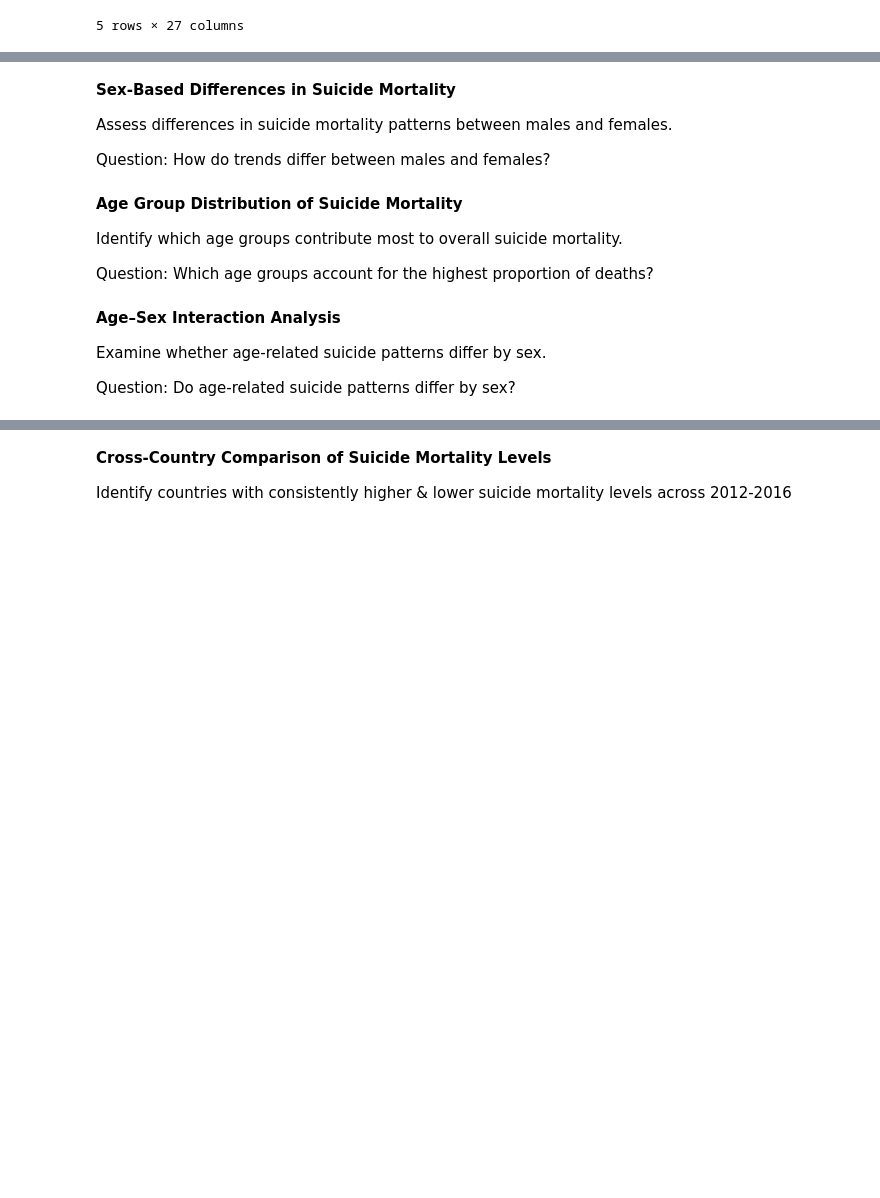
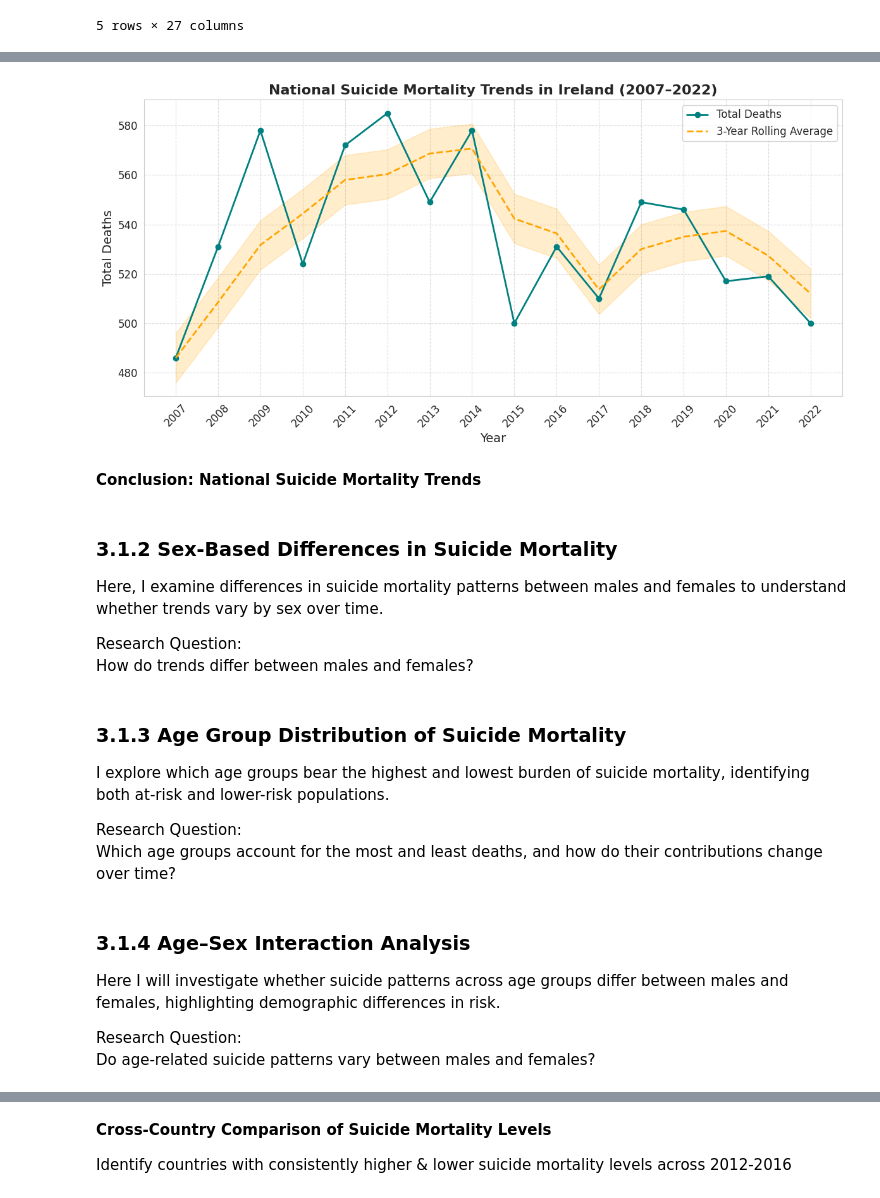
Before and after one commit to NibnabCodes/pfda_project, a Jupyter notebook: analysis.ipynb, the cells around one changed output, grey strips where cells are left out. Cells and saved outputs as stored; diff of their text form; code cells hidden in the pictures; blank space fills up the shorter version.

```diff
--- a/analysis.ipynb
+++ b/analysis.ipynb
@@ -770,20 +850,72 @@ Research Question: How has suicide mortality changed nationally over time?
+# %%
+irish_national_mortality["Rolling_3yr_Avg"] = (
+    irish_national_mortality[total_col].rolling(window=3, min_periods=1).mean()
+)
+# %%
+plt.figure(figsize=(12, 6))
+
+plt.plot(
+    irish_national_mortality.index,
+    irish_national_mortality[total_col],
+    marker="o",
+    linewidth=2,
+    color="teal",
+    label="Total Deaths",
+)
+
+plt.plot(
+    irish_national_mortality.index,
+    irish_national_mortality["Rolling_3yr_Avg"],
+    linestyle="--",
+    color="orange",
+    linewidth=2,
+    label="3-Year Rolling Average",
+)
+
+plt.fill_between(
+    irish_national_mortality.index,
+    irish_national_mortality["Rolling_3yr_Avg"] - 10,
+    irish_national_mortality["Rolling_3yr_Avg"] + 10,
+    color="orange",
+    alpha=0.2,
+)
+
+plt.title(
+    "National Suicide Mortality Trends in Ireland (2007–2022)",
+    fontsize=16,
+    weight="bold",
+)
+plt.xlabel("Year", fontsize=14)
+plt.ylabel("Total Deaths", fontsize=14)
+plt.xticks(irish_national_mortality.index, rotation=45, fontsize=12)
+plt.yticks(fontsize=12)
+
+plt.grid(True, linestyle="--", alpha=0.7)
+plt.legend(fontsize=12)
+plt.tight_layout()
+# %% [output]
+[figure, added]
+# %% [markdown]
+**Conclusion: National Suicide Mortality Trends**
 # %% [markdown]
-**Sex-Based Differences in Suicide Mortality**
+### **3.1.2 Sex-Based Differences in Suicide Mortality**
 
-Assess differences in suicide mortality patterns between males and females.
+Here, I examine differences in suicide mortality patterns between males and females to understand whether trends vary by sex over time.
 
-Question:
+Research Question:
 How do trends differ between males and females?
 # %% [markdown]
-**Age Group Distribution of Suicide Mortality**
+### **3.1.3 Age Group Distribution of Suicide Mortality**
 
-Identify which age groups contribute most to overall suicide mortality.
+I explore which age groups bear the highest and lowest burden of suicide mortality, identifying both at-risk and lower-risk populations.
 
-Question: Which age groups account for the highest proportion of deaths?
+Research Question:
+Which age groups account for the most and least deaths, and how do their contributions change over time?
 # %% [markdown]
-**Age–Sex Interaction Analysis**
+### **3.1.4 Age–Sex Interaction Analysis**
 
-Examine whether age-related suicide patterns differ by sex.
+Here I will investigate whether suicide patterns across age groups differ between males and females, highlighting demographic differences in risk.
 
-Question: Do age-related suicide patterns differ by sex?
+Research Question:
+Do age-related suicide patterns vary between males and females?
 # %% [markdown]
```
Also changed, not shown: parts of 33 cells of this notebook.
